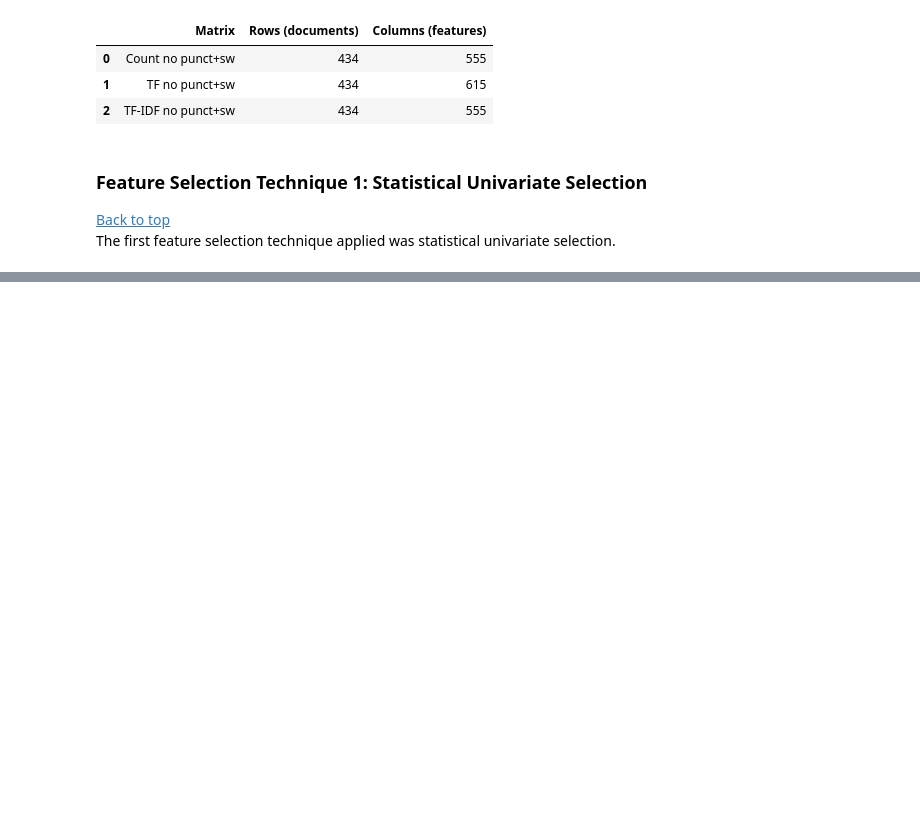
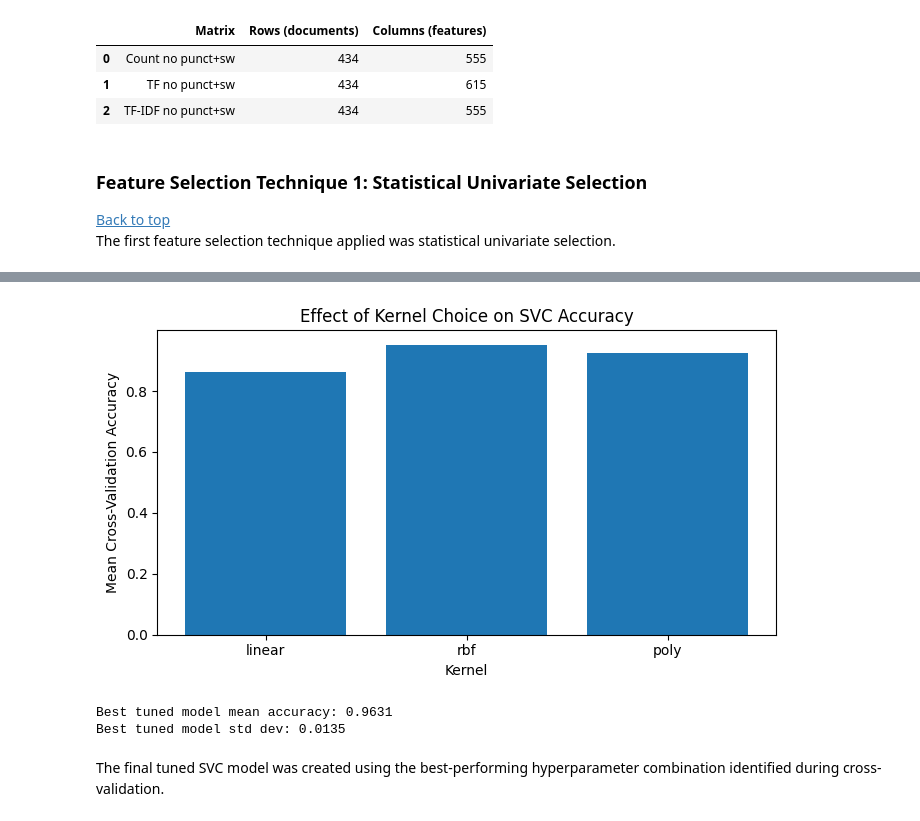
Before and after one commit to Sib26-cyber/TextAnalysis-assignment, a Jupyter notebook: Report_HPR.ipynb, the cells around one changed output, grey strips where cells are left out. Cells and saved outputs as stored; diff of their text form; code cells hidden in the pictures; blank space fills up the shorter version.

```diff
--- a/Report_HPR.ipynb
+++ b/Report_HPR.ipynb
@@ -877,0 +1126,23 @@ from sklearn.feature_selection import chi2
+# %%
+#Bar chart to compare kernel performance
+plt.figure(figsize=(7,4))
+plt.bar(kernel_results_df["Kernel"], kernel_results_df["Mean Accuracy"])
+plt.title("Effect of Kernel Choice on SVC Accuracy")
+plt.xlabel("Kernel")
+plt.ylabel("Mean Cross-Validation Accuracy")
+plt.tight_layout()
+plt.show()
+# %% [output]
+[figure, added]
+# %%
+#Based on the results, the best performing model is SVC with C=10 and RBF kernel.
+best_svc = SVC(C=10, kernel='rbf', random_state=43)
+tuned_scores = cross_val_score(best_svc, tfidf_fs1, y, cv=5, scoring='accuracy')
+
+print("Best tuned model mean accuracy:", round(tuned_scores.mean(), 4))
+print("Best tuned model std dev:", round(tuned_scores.std(), 4))
+# %% [output]
+Best tuned model mean accuracy: 0.9631
+Best tuned model std dev: 0.0135
+# %% [markdown]
+The final tuned SVC model was created using the best-performing hyperparameter combination identified during cross-validation.
```
Also changed, not shown: parts of 20 cells of this notebook.
